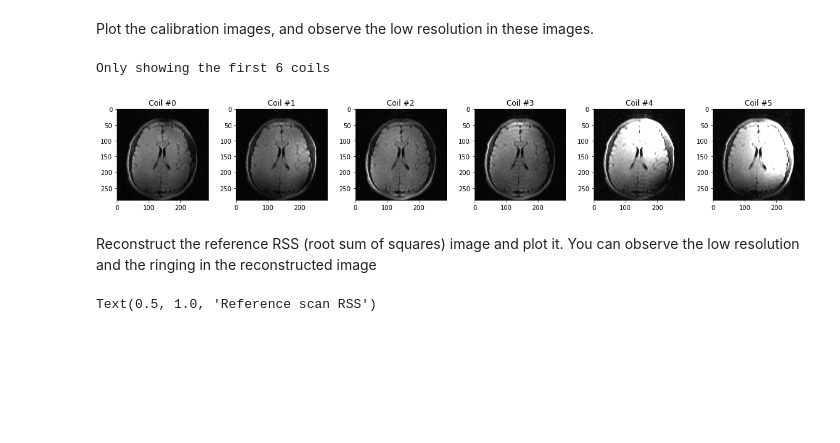
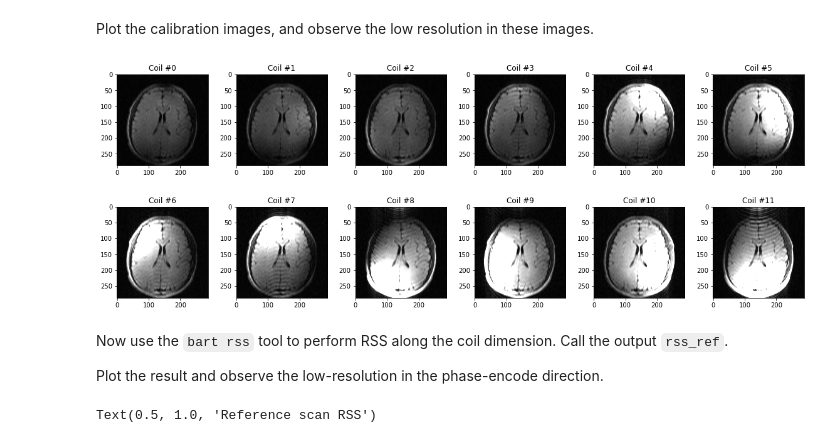
Before and after one commit to mrirecon/bart-webinars, a Jupyter notebook: webinar4/exercise/webinar4_exercise_soln.ipynb, the cells around one changed output. Cells and saved outputs as stored; diff of their text form; code cells hidden in the pictures; blank space fills up the shorter version.

```diff
--- a/webinar4/exercise/webinar4_exercise_soln.ipynb
+++ b/webinar4/exercise/webinar4_exercise_soln.ipynb
@@ -71,10 +80,9 @@ Plot the k-space reference data and observe that only the centeral region have d
 # %%
-#visualize the ref scan kspace
-fig, axes = plt.subplots(1, 6, figsize=(16, 8))
+# visualize the ref scan kspace
+fig, axes = plt.subplots(2, 6, figsize=(16, 6))
 plt.tight_layout() # This automatically puts space between plots and make it tidy
-
-for ax, index in zip(axes, range(12)):
-    ax.imshow(np.abs(ksp_ref[...,index]),cmap='gray',vmax=.00001)
-    ax.set_title('Coil #{}'.format(index))
-print('Only showing the first 6 coils')
+for i in range(2):
+    for ax, index in zip(axes[i], range(12)):
+        ax.imshow(np.abs(ksp_ref[...,i*6+index]),cmap='gray',vmax=.00002)
+        ax.set_title('Coil #{}'.format(i*6 + index))
 # %% [output]
@@ -91,17 +103,17 @@ print(cimg_ref.shape)
 # %% [markdown]
 Plot the calibration images, and observe the low resolution in these images.
 # %%
-#visualize the calibration images
-fig, axes = plt.subplots(1, 6, figsize=(16, 8))
+# visualize the ref scan coil images
+fig, axes = plt.subplots(2, 6, figsize=(16, 6))
 plt.tight_layout() # This automatically puts space between plots and make it tidy
-
-for ax, index in zip(axes, range(12)):
-    ax.imshow(np.abs(cimg_ref[...,index]),cmap='gray',vmax=.00003)
-    ax.set_title('Coil #{}'.format(index))
-print('Only showing the first 6 coils')
+for i in range(2):
+    for ax, index in zip(axes[i], range(12)):
+        ax.imshow(np.abs(cimg_ref[...,i*6+index]),cmap='gray',vmax=.00004)
+        ax.set_title('Coil #{}'.format(i*6 + index))
 # %% [output]
-Only showing the first 6 coils
-[figure, old version]
+[figure, new version]
-# %% [markdown]
-Reconstruct the reference RSS (root sum of squares) image and plot it. You can observe the low resolution and the ringing in the reconstructed image
+# %% [markdown]
+Now use the `bart rss` tool to perform RSS along the coil dimension. Call the output `rss_ref`.
+
+Plot the result and observe the low-resolution in the phase-encode direction.
 # %%
```
Also changed, not shown: parts of 40 cells of this notebook, 1 other file.
